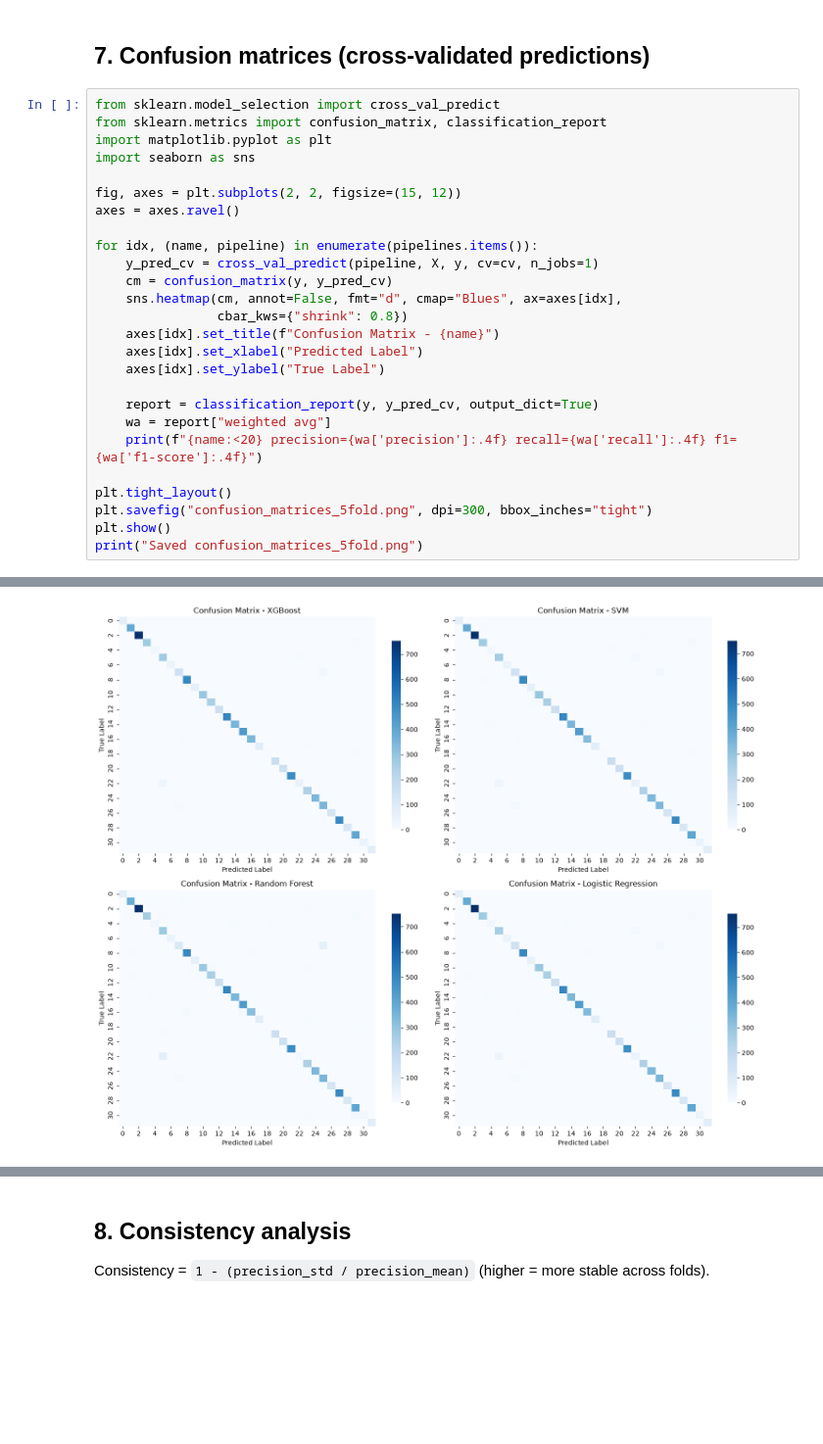
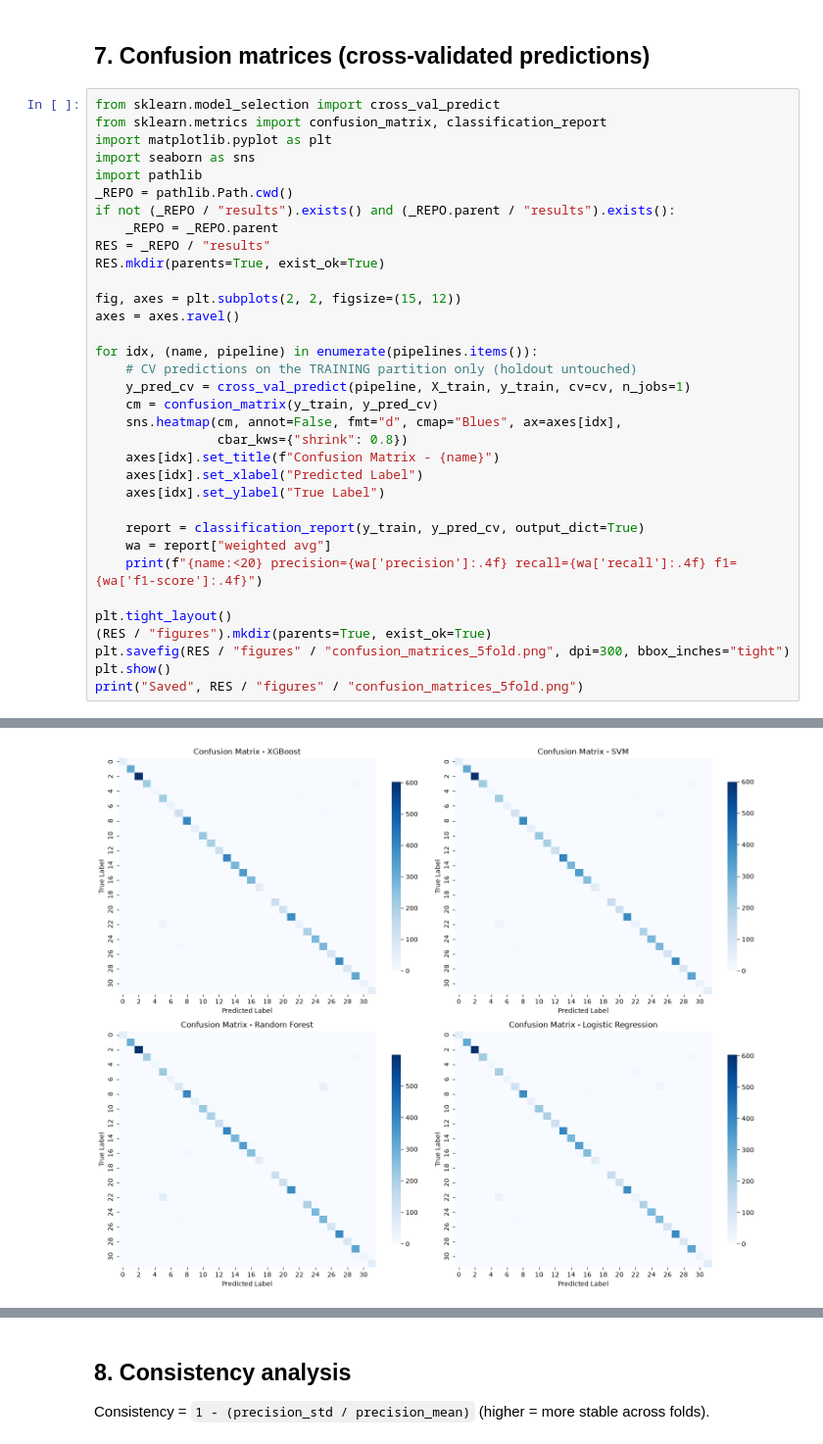
Before and after one commit to Abhi-DevHub/ICBEA-2027-PanCancer-MultiOmics, a Jupyter notebook: notebooks/XGBoost_PanCancer_GPU.ipynb, the cells around one changed output, grey strips where cells are left out. Shown at 98% size. Cells and saved outputs as stored; diff of their text form; blank space fills up the shorter version.

```diff
--- a/notebooks/XGBoost_PanCancer_GPU.ipynb
+++ b/notebooks/XGBoost_PanCancer_GPU.ipynb
@@ -262,25 +279,33 @@ from sklearn.model_selection import cross_val_predict
 from sklearn.metrics import confusion_matrix, classification_report
 import matplotlib.pyplot as plt
 import seaborn as sns
+import pathlib
+_REPO = pathlib.Path.cwd()
+if not (_REPO / "results").exists() and (_REPO.parent / "results").exists():
+    _REPO = _REPO.parent
+RES = _REPO / "results"
+RES.mkdir(parents=True, exist_ok=True)
 
 fig, axes = plt.subplots(2, 2, figsize=(15, 12))
 axes = axes.ravel()
 
 for idx, (name, pipeline) in enumerate(pipelines.items()):
-    y_pred_cv = cross_val_predict(pipeline, X, y, cv=cv, n_jobs=1)
-    cm = confusion_matrix(y, y_pred_cv)
+    # CV predictions on the TRAINING partition only (holdout untouched)
+    y_pred_cv = cross_val_predict(pipeline, X_train, y_train, cv=cv, n_jobs=1)
+    cm = confusion_matrix(y_train, y_pred_cv)
     sns.heatmap(cm, annot=False, fmt="d", cmap="Blues", ax=axes[idx],
                 cbar_kws={"shrink": 0.8})
     axes[idx].set_title(f"Confusion Matrix - {name}")
     axes[idx].set_xlabel("Predicted Label")
     axes[idx].set_ylabel("True Label")
 
-    report = classification_report(y, y_pred_cv, output_dict=True)
+    report = classification_report(y_train, y_pred_cv, output_dict=True)
     wa = report["weighted avg"]
     print(f"{name:<20} precision={wa['precision']:.4f} recall={wa['recall']:.4f} f1={wa['f1-score']:.4f}")
 
 plt.tight_layout()
-plt.savefig("confusion_matrices_5fold.png", dpi=300, bbox_inches="tight")
+(RES / "figures").mkdir(parents=True, exist_ok=True)
+plt.savefig(RES / "figures" / "confusion_matrices_5fold.png", dpi=300, bbox_inches="tight")
 plt.show()
-print("Saved confusion_matrices_5fold.png")
+print("Saved", RES / "figures" / "confusion_matrices_5fold.png")
 # %% [output]
@@ -291 +316 @@ Logistic Regression  precision=0.9654 recall=0.9656 f1=0.9650
-[figure, old version]
+[figure, new version]
```
Also changed, not shown: parts of 8 cells of this notebook, 39 other files.
